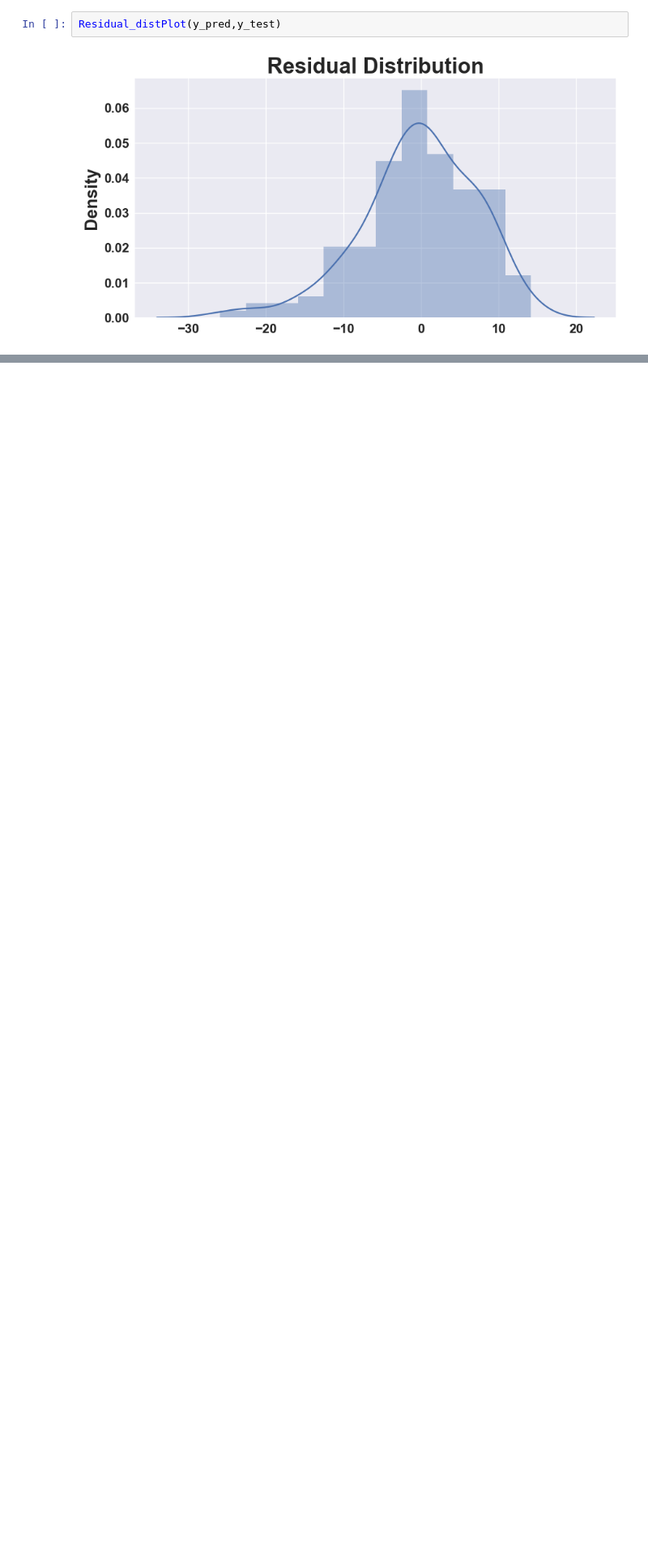
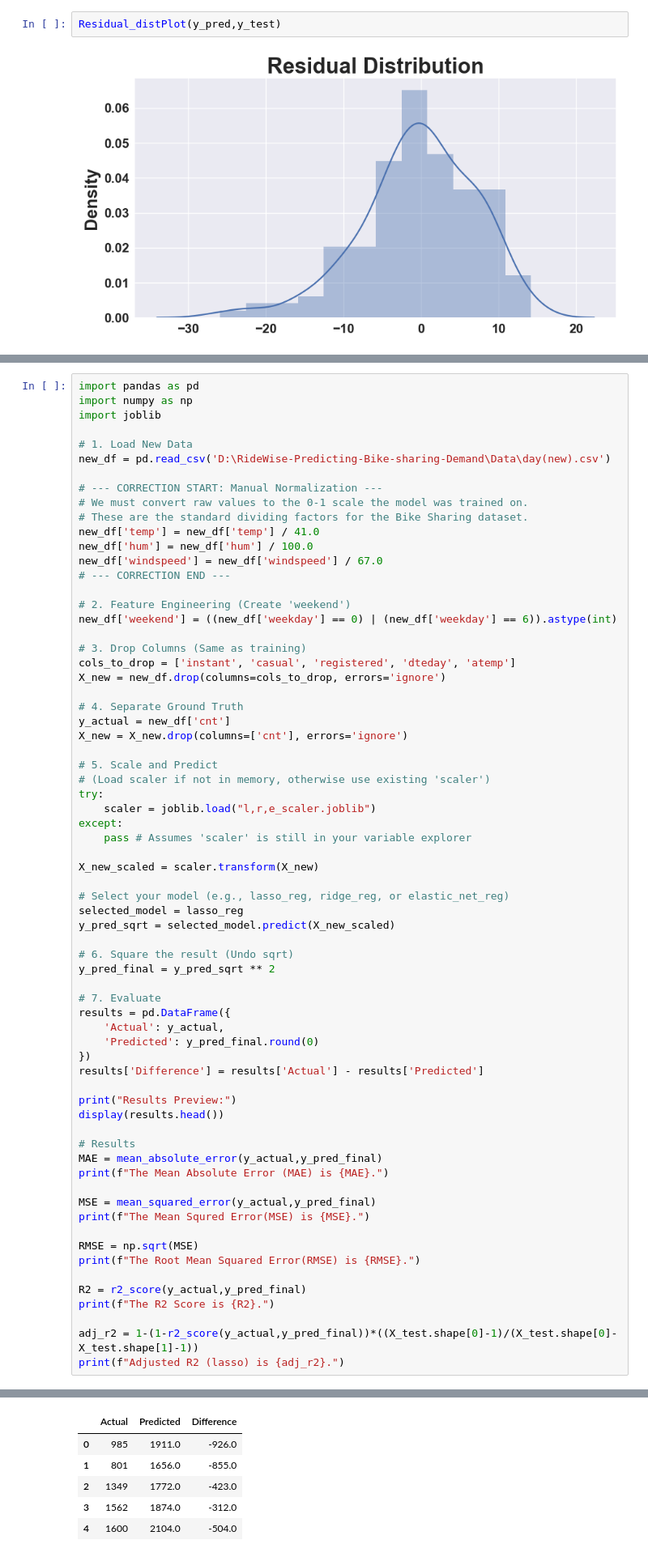
Before and after one commit to springboardmentor29803v-cpu/RideWise-Predicting-Bike-sharing-Demand, a Jupyter notebook: Modeling/Lasso,Ridge_and_Elastic_Net.ipynb, the cells around one changed output, grey strips where cells are left out. Shown at 81% size. Drawn from its saved outputs; the diff is of its cells as text; blank space fills up the shorter version.

```diff
--- a/Modeling/Lasso,Ridge_and_Elastic_Net.ipynb
+++ b/Modeling/Lasso,Ridge_and_Elastic_Net.ipynb
@@ -537,0 +610,69 @@ Residual_distPlot(y_pred,y_test)
+# %%
+import pandas as pd
+import numpy as np
+import joblib
+
+# 1. Load New Data
+new_df = pd.read_csv('D:\RideWise-Predicting-Bike-sharing-Demand\Data\day(new).csv')
+
+# --- CORRECTION START: Manual Normalization ---
+# We must convert raw values to the 0-1 scale the model was trained on.
+# These are the standard dividing factors for the Bike Sharing dataset.
+new_df['temp'] = new_df['temp'] / 41.0
+new_df['hum'] = new_df['hum'] / 100.0
+new_df['windspeed'] = new_df['windspeed'] / 67.0
+# --- CORRECTION END ---
+
+# 2. Feature Engineering (Create 'weekend')
+new_df['weekend'] = ((new_df['weekday'] == 0) | (new_df['weekday'] == 6)).astype(int)
+
+# 3. Drop Columns (Same as training)
+cols_to_drop = ['instant', 'casual', 'registered', 'dteday', 'atemp']
+X_new = new_df.drop(columns=cols_to_drop, errors='ignore')
+
+# 4. Separate Ground Truth
+y_actual = new_df['cnt']
+X_new = X_new.drop(columns=['cnt'], errors='ignore')
+
+# 5. Scale and Predict
+# (Load scaler if not in memory, otherwise use existing 'scaler')
+try:
+    scaler = joblib.load("l,r,e_scaler.joblib")
+except:
+    pass # Assumes 'scaler' is still in your variable explorer
+
+X_new_scaled = scaler.transform(X_new)
+
+# Select your model (e.g., lasso_reg, ridge_reg, or elastic_net_reg)
+selected_model = lasso_reg
+y_pred_sqrt = selected_model.predict(X_new_scaled)
+
+# 6. Square the result (Undo sqrt)
+y_pred_final = y_pred_sqrt ** 2
+
+# 7. Evaluate
+results = pd.DataFrame({
+    'Actual': y_actual,
+    'Predicted': y_pred_final.round(0)
+})
+results['Difference'] = results['Actual'] - results['Predicted']
+
+print("Results Preview:")
+display(results.head())
+
+# Results
+MAE = mean_absolute_error(y_actual,y_pred_final)
+print(f"The Mean Absolute Error (MAE) is {MAE}.")
+
+MSE = mean_squared_error(y_actual,y_pred_final)
+print(f"The Mean Squred Error(MSE) is {MSE}.")
+
+RMSE = np.sqrt(MSE)
+print(f"The Root Mean Squared Error(RMSE) is {RMSE}.")
+
+R2 = r2_score(y_actual,y_pred_final)
+print(f"The R2 Score is {R2}.")
+
+adj_r2 = 1-(1-r2_score(y_actual,y_pred_final))*((X_test.shape[0]-1)/(X_test.shape[0]-X_test.shape[1]-1))
+print(f"Adjusted R2 (lasso) is {adj_r2}.")
+# %% [output]
@@ -537,0 +680,6 @@ Residual_distPlot(y_pred,y_test)
+|  | Actual | Predicted | Difference |
+| 0 | 985 | 1911.0 | -926.0 |
+| 1 | 801 | 1656.0 | -855.0 |
+| 2 | 1349 | 1772.0 | -423.0 |
+| 3 | 1562 | 1874.0 | -312.0 |
+| 4 | 1600 | 2104.0 | -504.0 |
```
Also changed, not shown: parts of 13 cells of this notebook.
